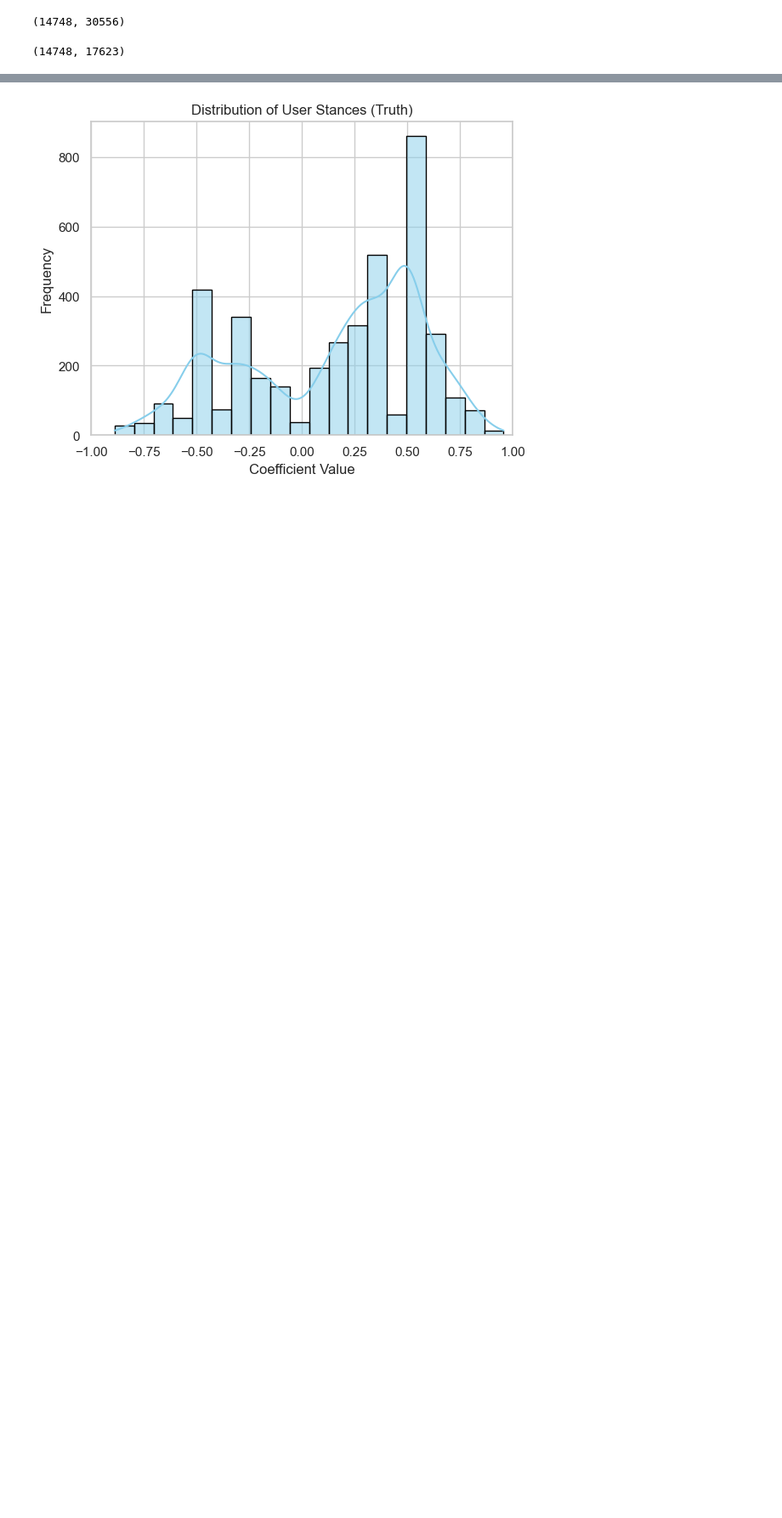
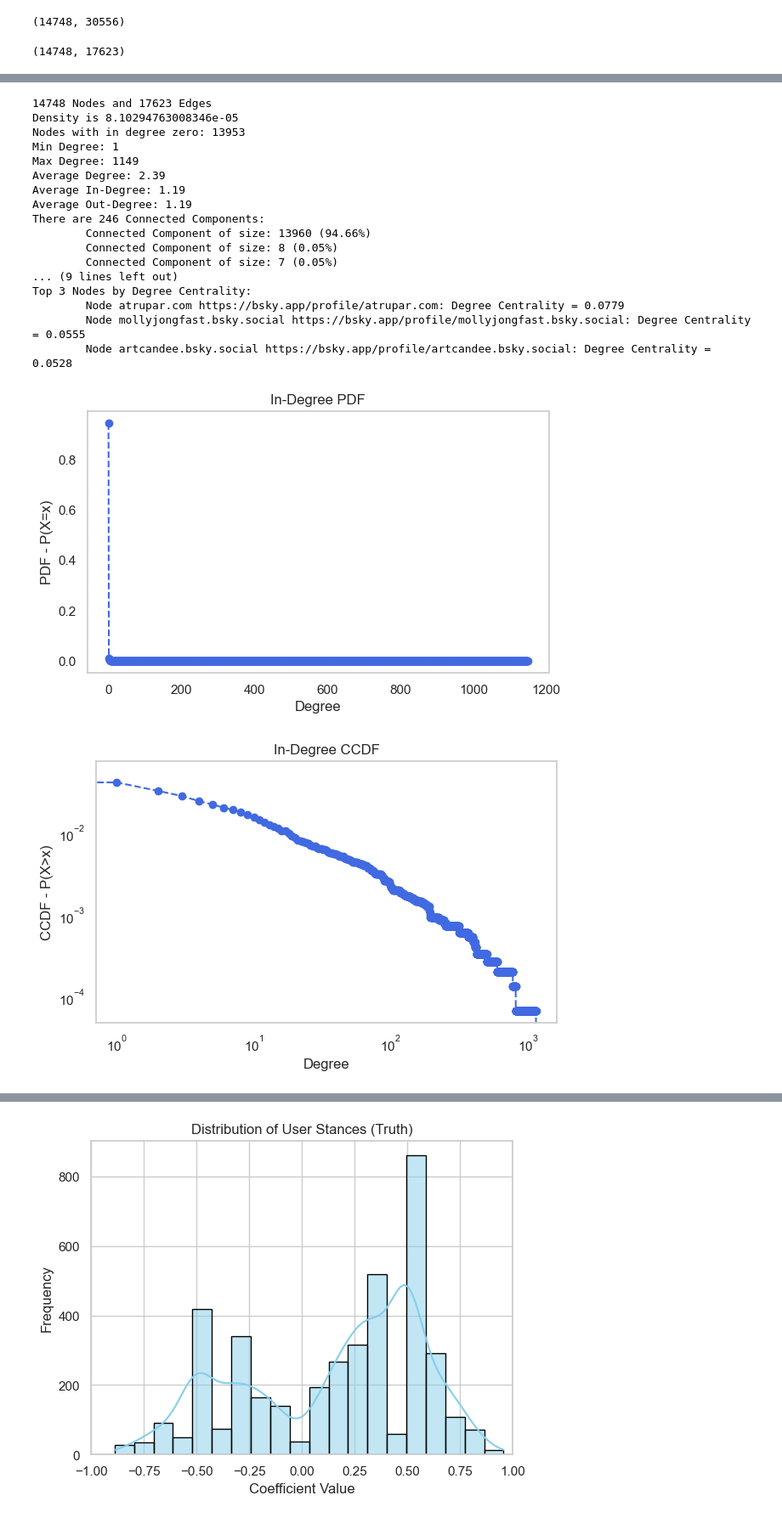
Before and after one commit to Filippo-Corti/SocialMediaMining, a Jupyter notebook: Project/TruthvsBluesky.ipynb, the cells around one changed output, grey strips where cells are left out. Shown at 85% size. Drawn from its saved outputs; the diff is of its cells as text; code cells hidden in the pictures; blank space fills up the shorter version.

```diff
--- a/Project/TruthvsBluesky.ipynb
+++ b/Project/TruthvsBluesky.ipynb
@@ -340,0 +272,22 @@ Bluesky_G.order(), Bluesky_G.size()
+# %%
+analyze_graph(Bluesky_G, color='royalblue')
+# %% [output]
+14748 Nodes and 17623 Edges
+Density is 8.10294763008346e-05
+Nodes with in degree zero: 13953
+Min Degree: 1
+Max Degree: 1149
+Average Degree: 2.39
+Average In-Degree: 1.19
+Average Out-Degree: 1.19
+There are 246 Connected Components:
+        Connected Component of size: 13960 (94.66%)
+        Connected Component of size: 8 (0.05%)
+        Connected Component of size: 7 (0.05%)
+... (9 lines left out)
+Top 3 Nodes by Degree Centrality:
+        Node atrupar.com https://bsky.app/profile/atrupar.com: Degree Centrality = 0.0779
+        Node mollyjongfast.bsky.social https://bsky.app/profile/mollyjongfast.bsky.social: Degree Centrality = 0.0555
+        Node artcandee.bsky.social https://bsky.app/profile/artcandee.bsky.social: Degree Centrality = 0.0528
+[figure, added]
+[figure, added]
```
Also changed, not shown: parts of 19 cells of this notebook.
